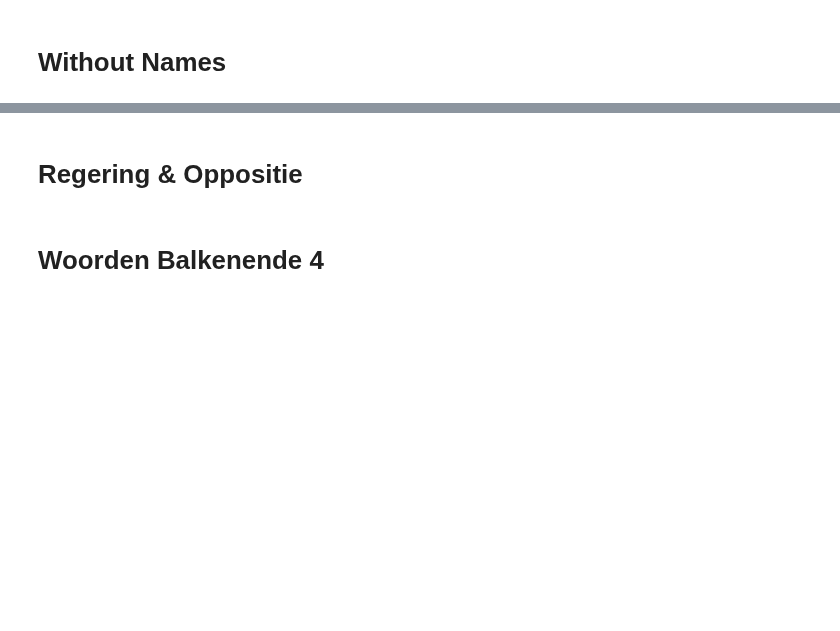
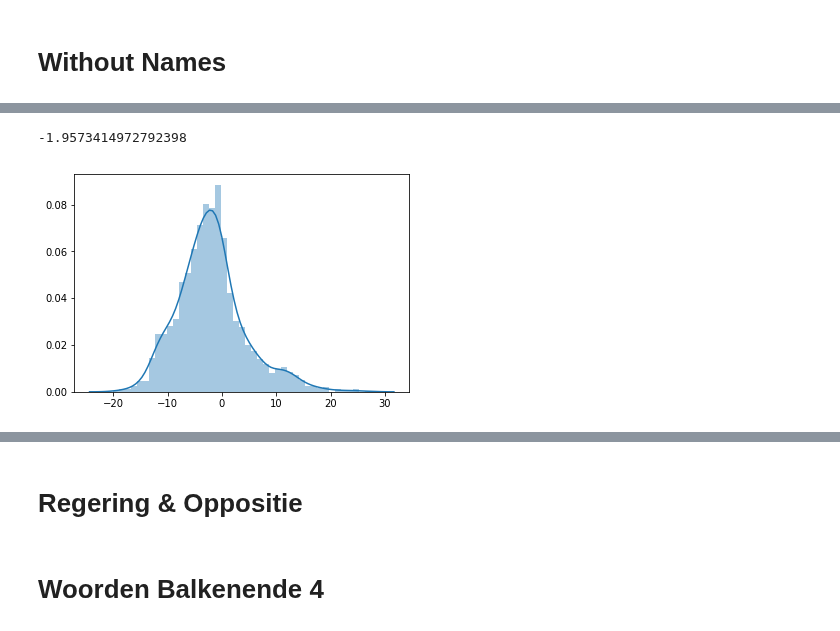
Before and after one commit to jaspervanderheide/Scriptie-Sprekers-TK, a Jupyter notebook: CompleteNotebook.ipynb, the cells around one changed output, grey strips where cells are left out. Saved outputs shown, nothing was run; the diff lists cells and outputs as text; code cells hidden in the pictures; blank space fills up the shorter version.

```diff
--- a/CompleteNotebook.ipynb
+++ b/CompleteNotebook.ipynb
@@ -304,0 +467,6 @@ mostimportantwords(pipe, countdf, 'MostImportantWordsWithoutNames')
+# %%
+ax = sns.distplot(list(chain.from_iterable(m)),norm_hist=False)
+np.mean(list(chain.from_iterable(m)))
+# %% [output]
+-1.9573414972792398
+[figure, added]
```
Also changed, not shown: parts of 17 cells of this notebook, 8 other files.
